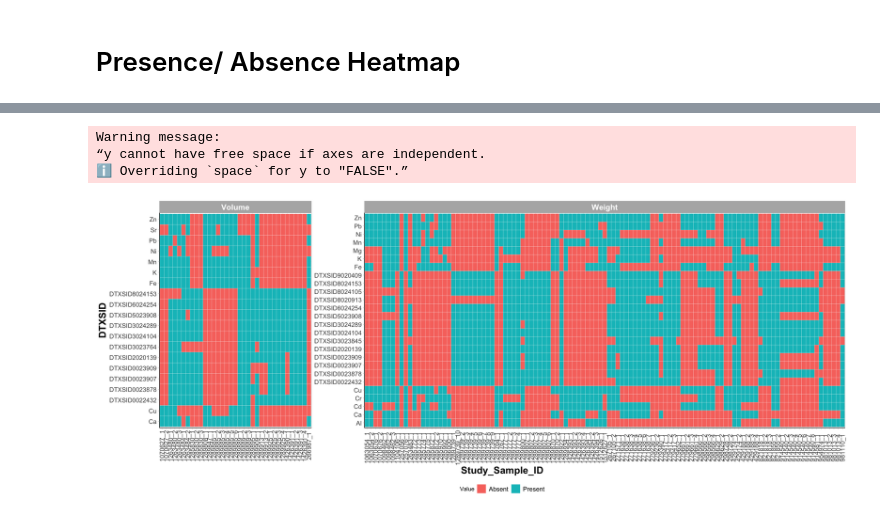
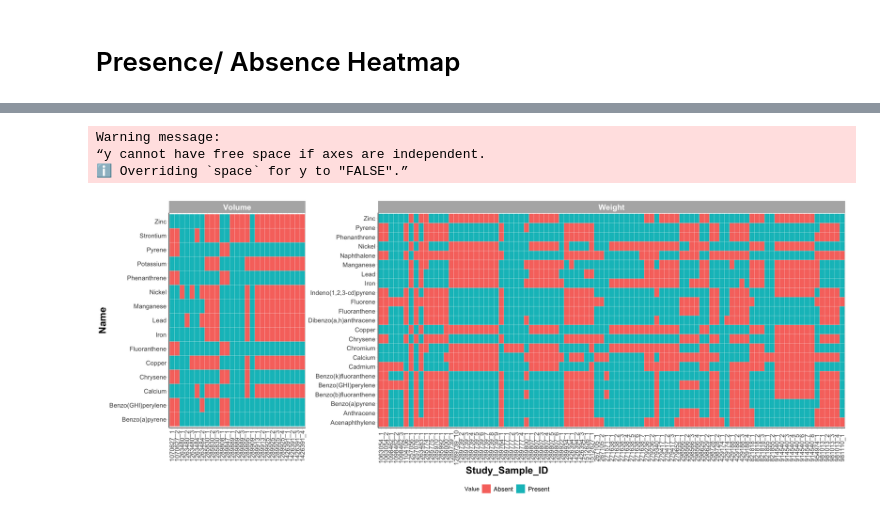
Before and after one commit to UNC-CEMALB/P1015.-Wildfire_Suffcient_Similiarity, a Jupyter notebook: 1. Data Processing/Data Processing.ipynb, the cells around one changed output, grey strips where cells are left out. Drawn from its saved outputs; the diff is of its cells as text; code cells hidden in the pictures.

```diff
--- a/1. Data Processing/Data Processing.ipynb
+++ b/1. Data Processing/Data Processing.ipynb
@@ -620,11 +620,11 @@ data_percentage = function(wider_dataset){
 
     # identifying metals/chemicals w/ =< 20% of experimental data
     var_percentage_df = data.frame(Percent = colSums(summed_df[,7:ncol(summed_df)])/nrow(summed_df) * 100) %>%
-        filter(Percent <= 20)
+        filter(Percent <= 25)
     # identifying studies w/ =< 20% of experimental data
     study_percentage_df = data.frame(HAWC_ID = wider_dataset$HAWC_ID,
                                      Percent = rowSums(summed_df[,7:ncol(summed_df)])/ncol(summed_df) * 100) %>%
-        filter(Percent <= 20)
+        filter(Percent <= 25)
 
     return(list(var_percentage_df, study_percentage_df))
 }
@@ -695,7 +698,7 @@ final_df = left_join(rbind(final_vol_df, final_weight_df),
                       combined_df[,c(6,8:9)] %>%
     unique())
 
-final_df = final_df[,c(4,2,5,6,10,3,7,8,9)]
+final_df = final_df[,c(4,2,5,6,10,3,7,8,11,9)]
 
 head(final_df)
 dim(final_df)
@@ -736,21 +739,21 @@ A tibble: 6 × 10
 # %%
 options(repr.plot.width=20, repr.plot.height=8) #changing size
-ggplot(data = heat_map_df, aes(x = Study_Sample_ID, y = DTXSID, fill = Value)) +
+ggplot(data = heat_map_df, aes(x = Study_Sample_ID, y = Name, fill = Value)) +
   geom_tile(color = "white") +
 
   ggh4x::facet_grid2(.~ Metric, scales = 'free', independent = "y", space = "free") +
 
   theme_light() +
   theme(axis.text.x = element_text(angle = 90, vjust = 0.5), #rotating x labels/ moving x labels slightly to the left
         axis.line = element_line(colour="black"), #making x and y axes black
         axis.text = element_text(size = 12), #changing size of x axis labels
         axis.title = element_text(face = "bold", size = rel(1.7)), #changes axis titles
         legend.position = "bottom", #removing legend
         legend.text = element_text(size = 12), #changes legend text
         strip.text.x = element_text(size = 15, face = "bold"), #changes size of facet x axis
         strip.text.y = element_text(size = 15, face = "bold"))  #changes size of facet y axis
 # %% [output]
 Warning message:
 “y cannot have free space if axes are independent.
 ℹ Overriding `space` for y to "FALSE".”
-[figure, old version]
+[figure, new version]
```
Also changed, not shown: parts of 8 cells of this notebook.
